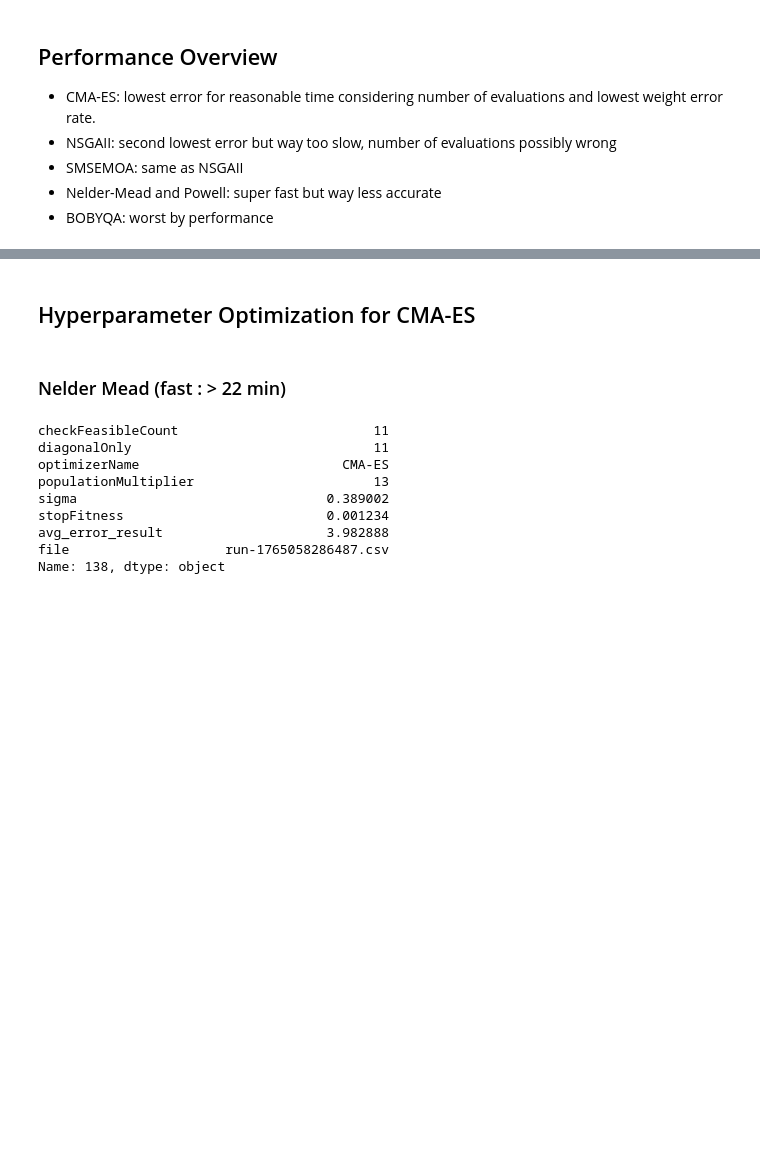
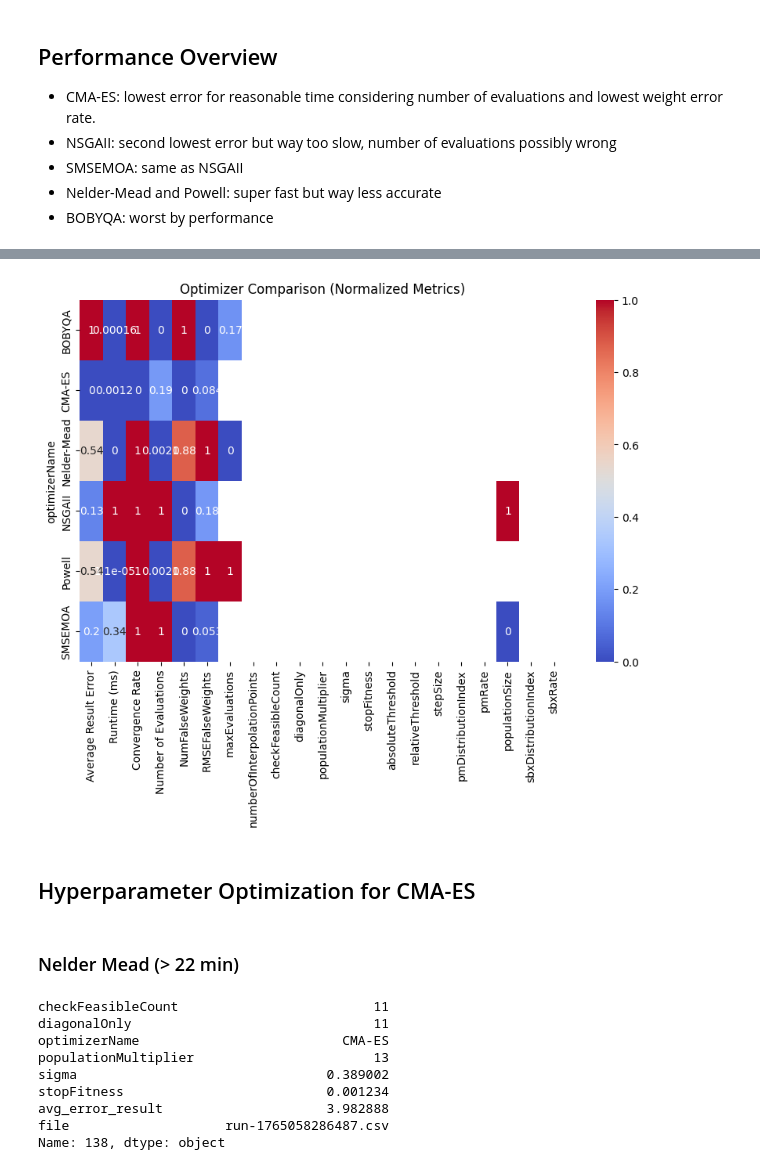
Before and after one commit to morderblood/CI_presentation, a Jupyter notebook: evaluation.ipynb, the cells around one changed output, grey strips where cells are left out. Cells and saved outputs as stored; diff of their text form; code cells hidden in the pictures; blank space fills up the shorter version.

Commit message:
adding beautiful plots

```diff
--- a/evaluation.ipynb
+++ b/evaluation.ipynb
@@ -347,3 +430,25 @@ results[COMPARISON_COLUMNS]
+# %%
+UNUSED_COLUMNS = [
+    "Average Initial Error",
+]
+
+df = results.drop(UNUSED_COLUMNS, axis=1)
+
+df = df.set_index("optimizerName")
+
+# 2. Select only numeric columns
+numeric_df = df.select_dtypes(include="number")
+
+# 3. Normalize numeric columns
+df_norm = (numeric_df - numeric_df.min()) / (numeric_df.max() - numeric_df.min())
+
+# 4. Plot heatmap
+plt.figure(figsize=(10,6))
+sns.heatmap(df_norm, annot=True, cmap="coolwarm")
+plt.title("Optimizer Comparison (Normalized Metrics)")
+plt.show()
+# %% [output]
+[figure, added]
 # %% [markdown]
 ## Hyperparameter Optimization for CMA-ES
 # %%
@@ -376,5 +481,5 @@ def find_best_parameters(dir_path: str, common_columns: list[str]):
 
     return results_df, best
 # %% [markdown]
-### Nelder Mead (fast : > 22 min)
+### Nelder Mead (> 22 min)
 # %%
```
Also changed, not shown: parts of 12 cells of this notebook, 2 other files.
